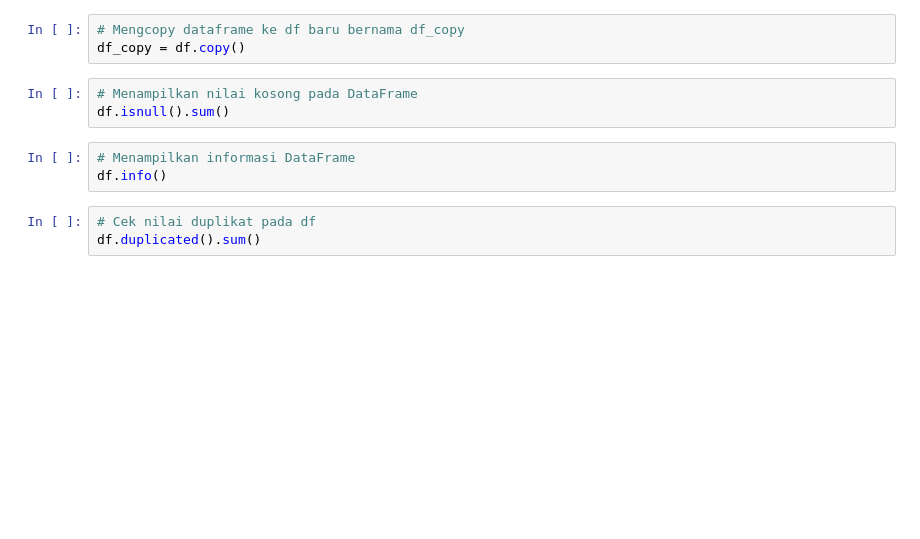
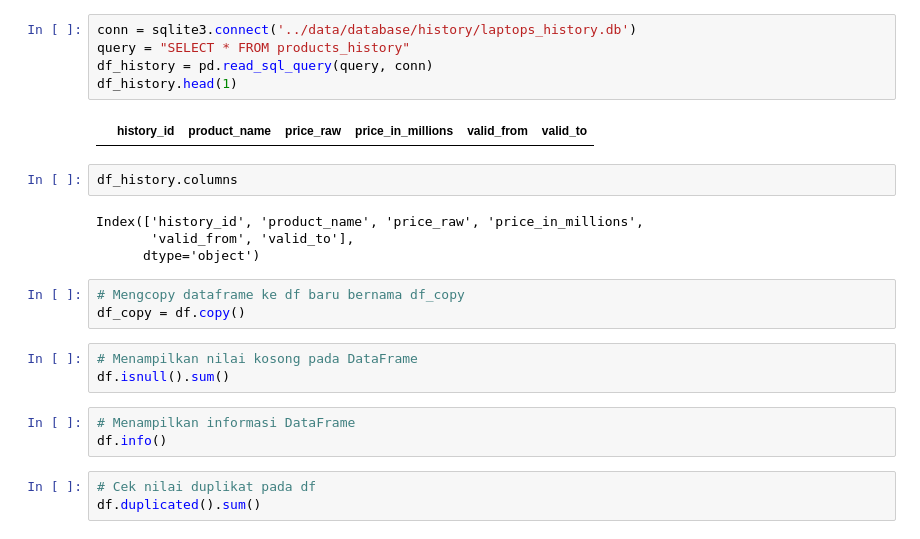
Before and after one commit to wiradp/web-scrape, a Jupyter notebook: notebooks/etl.ipynb, the cells around one changed output. Cells and saved outputs as stored; diff of their text form; blank space fills up the shorter version.

```diff
--- a/notebooks/etl.ipynb
+++ b/notebooks/etl.ipynb
@@ -39,3 +46,16 @@ df_dash.duplicated().sum()
+# %%
+conn = sqlite3.connect('../data/database/history/laptops_history.db')
+query = "SELECT * FROM products_history"
+df_history = pd.read_sql_query(query, conn)
+df_history.head(1)
+# %% [output]
+|  | history_id | product_name | price_raw | price_in_millions | valid_from | valid_to |
+# %%
+df_history.columns
+# %% [output]
+Index(['history_id', 'product_name', 'price_raw', 'price_in_millions',
+       'valid_from', 'valid_to'],
+      dtype='object')
 # %%
 # Mengcopy dataframe ke df baru bernama df_copy
 df_copy = df.copy()
```
Also changed, not shown: parts of 4 cells of this notebook, 5 other files.
